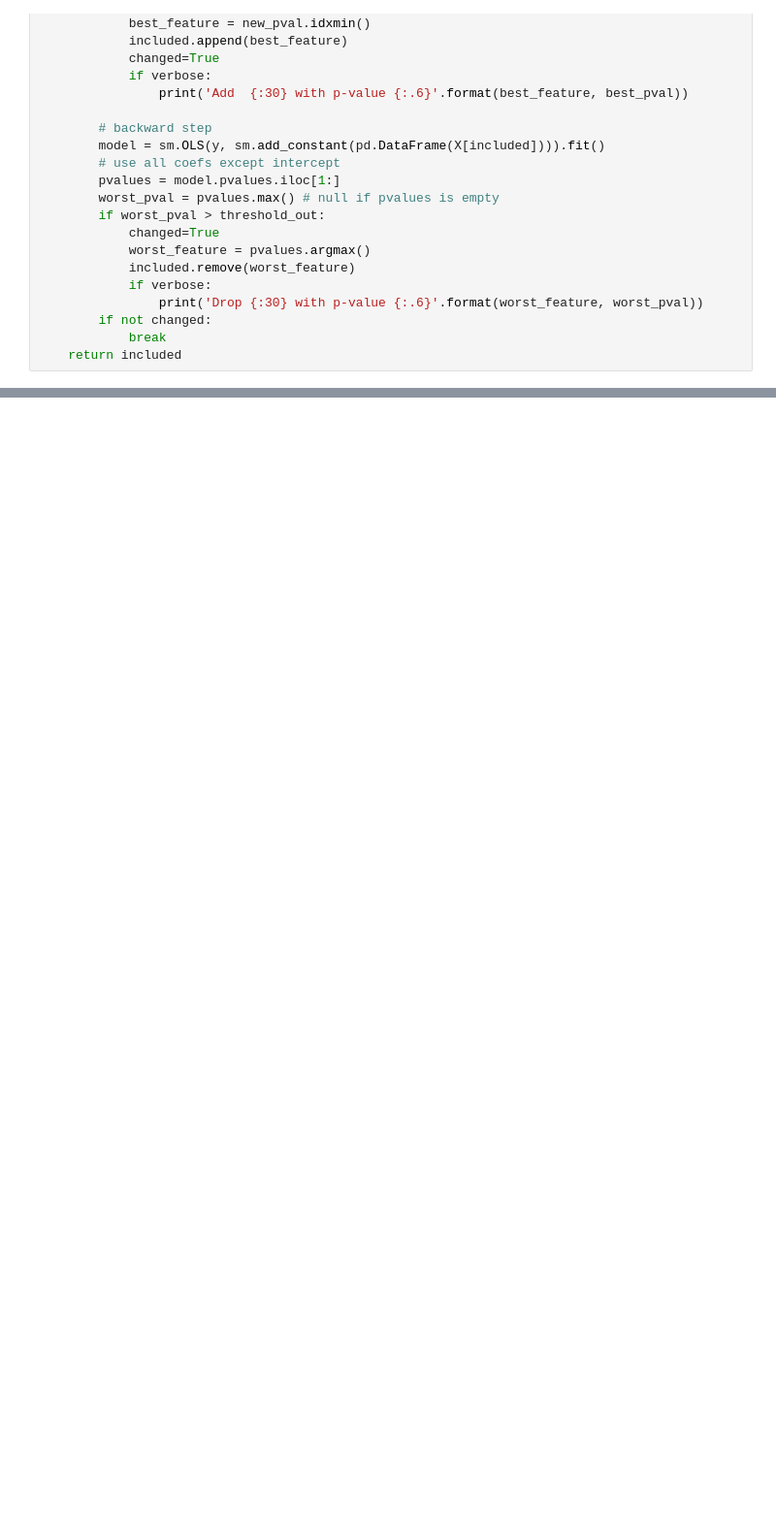
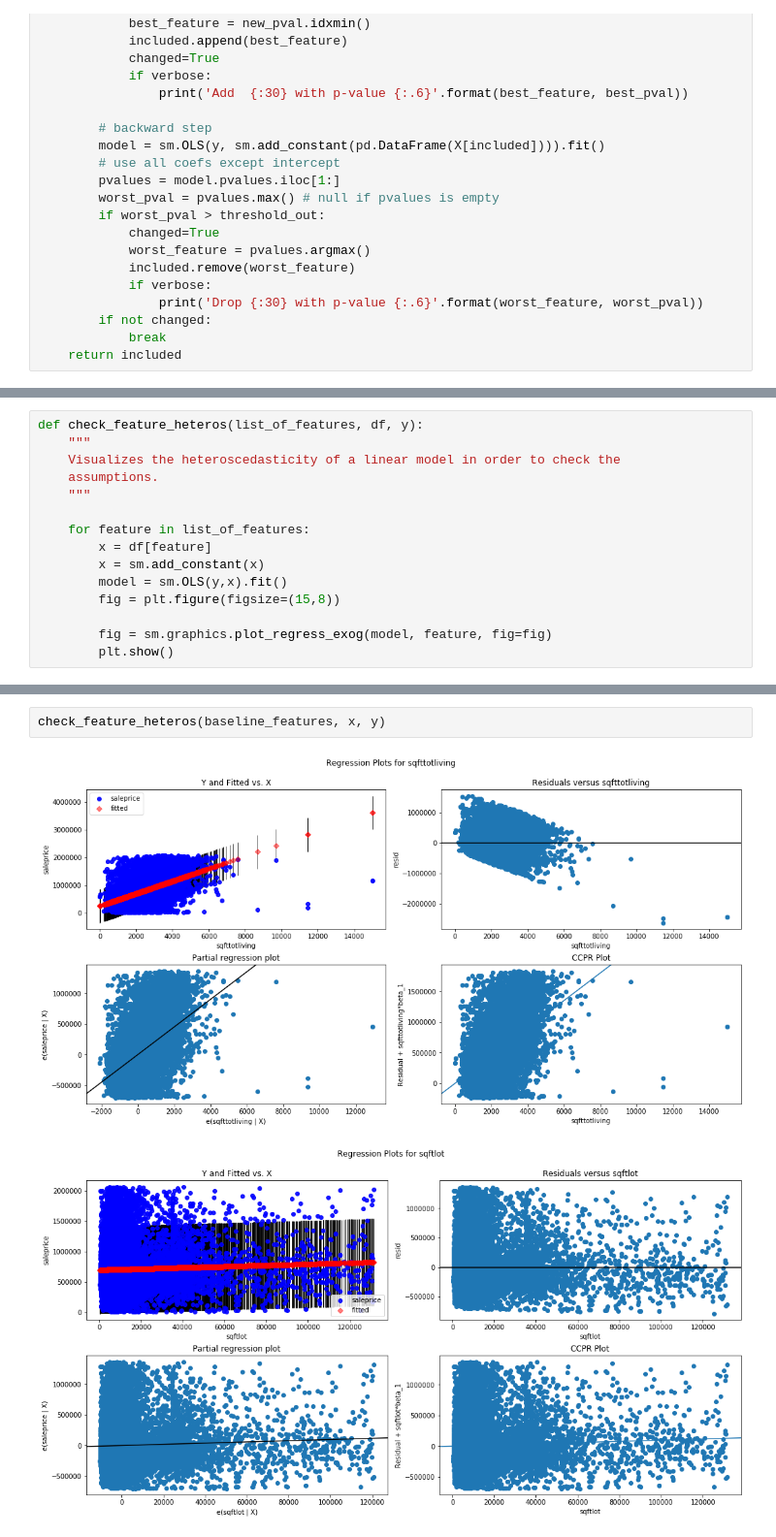
Before and after one commit to aabrahamson3/king-county-housing, a Jupyter notebook: bb_jn.ipynb, the cells around one changed output, grey strips where cells are left out. Shown at 97% size. Cells and saved outputs as stored; diff of their text form; blank space fills up the shorter version.

```diff
--- a/bb_jn.ipynb
+++ b/bb_jn.ipynb
@@ -242,0 +276,15 @@ Drop fpadditional                   with p-value 0.0547733
+# %%
+def check_feature_heteros(list_of_features, df, y):
+    """
+    Visualizes the heteroscedasticity of a linear model in order to check the
+    assumptions.
+    """
+
+    for feature in list_of_features:
+        x = df[feature]
+        x = sm.add_constant(x)
+        model = sm.OLS(y,x).fit()
+        fig = plt.figure(figsize=(15,8))
+
+        fig = sm.graphics.plot_regress_exog(model, feature, fig=fig)
+        plt.show()
@@ -242,0 +339,5 @@ Drop fpadditional                   with p-value 0.0547733
+# %%
+check_feature_heteros(baseline_features, x, y)
+# %% [output]
+[figure, added]
+[figure, added]
```
Also changed, not shown: parts of 20 cells of this notebook.
